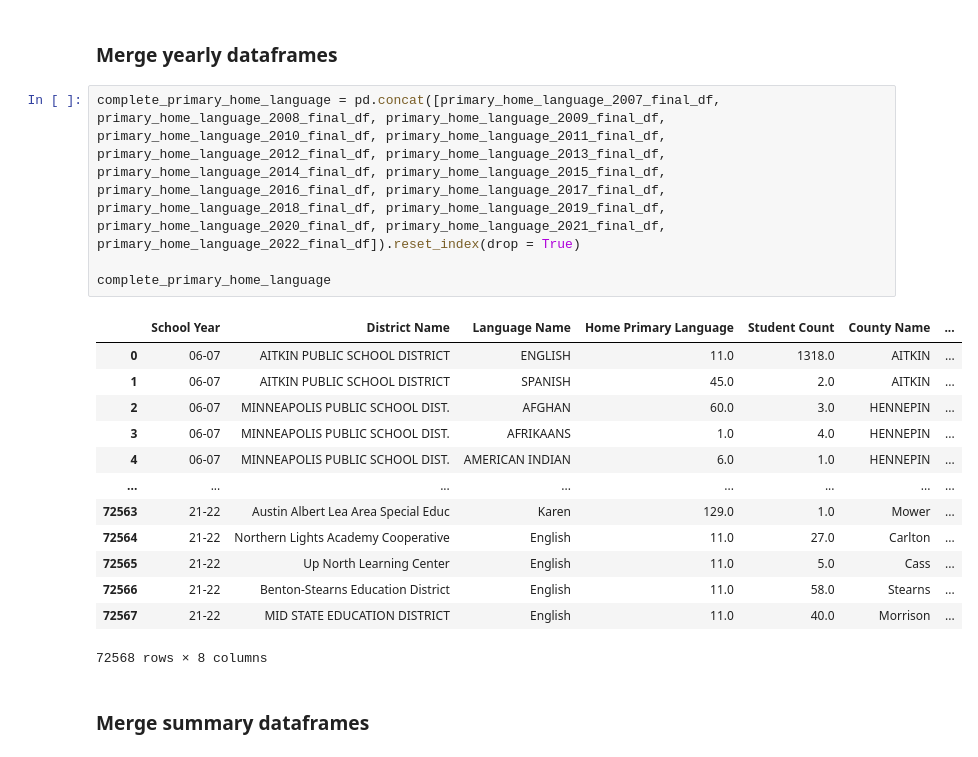
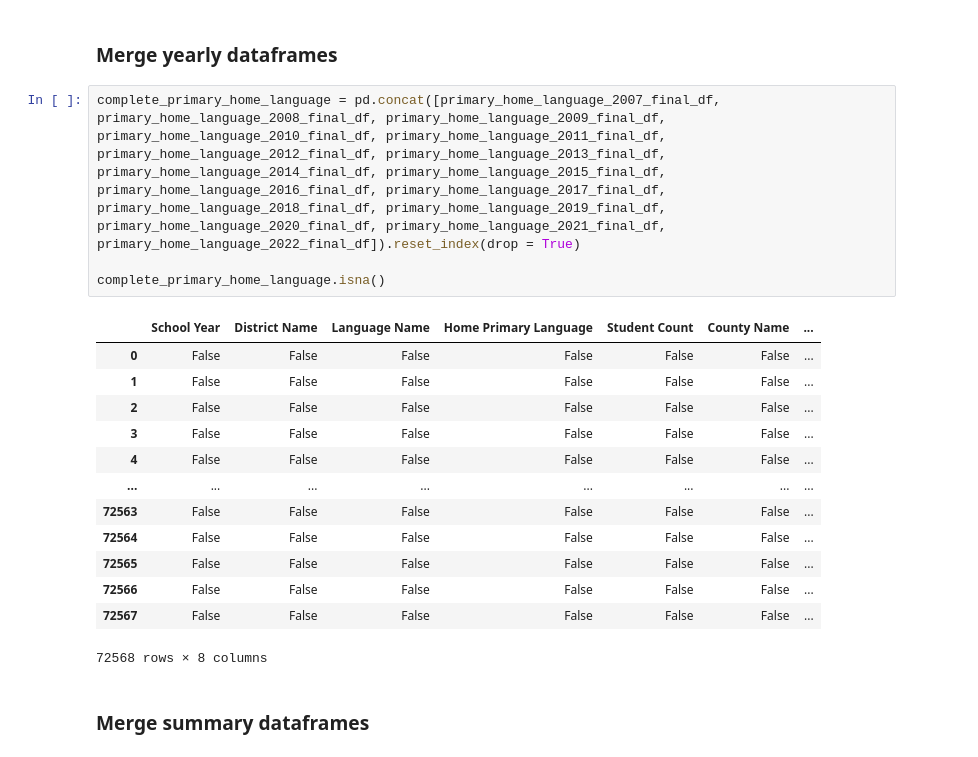
Before and after one commit to NTTGermania/Project-1-Group-7-Analysis-of-languages-in-Minnesota, a Jupyter notebook: Project#1test.ipynb, the cells around one changed output. Saved outputs shown, nothing was run; the diff lists cells and outputs as text.

```diff
--- a/Project#1test.ipynb
+++ b/Project#1test.ipynb
@@ -602,20 +238,20 @@ language_summary_2022_final_df = language_summary_2022_df.drop(columns = {"Count
 # %%
 complete_primary_home_language = pd.concat([primary_home_language_2007_final_df, primary_home_language_2008_final_df, primary_home_language_2009_final_df, primary_home_language_2010_final_df, primary_home_language_2011_final_df, primary_home_language_2012_final_df, primary_home_language_2013_final_df, primary_home_language_2014_final_df, primary_home_language_2015_final_df, primary_home_language_2016_final_df, primary_home_language_2017_final_df, primary_home_language_2018_final_df, primary_home_language_2019_final_df, primary_home_language_2020_final_df, primary_home_language_2021_final_df, primary_home_language_2022_final_df]).reset_index(drop = True)
 
-complete_primary_home_language
+complete_primary_home_language.isna()
 # %% [output]
 |  | School Year | District Name | Language Name | Home Primary Language | Student Count | County Name | ... |
-| 0 | 06-07 | AITKIN PUBLIC SCHOOL DISTRICT | ENGLISH | 11.0 | 1318.0 | AITKIN | ... |
-| 1 | 06-07 | AITKIN PUBLIC SCHOOL DISTRICT | SPANISH | 45.0 | 2.0 | AITKIN | ... |
-| 2 | 06-07 | MINNEAPOLIS PUBLIC SCHOOL DIST. | AFGHAN | 60.0 | 3.0 | HENNEPIN | ... |
-| 3 | 06-07 | MINNEAPOLIS PUBLIC SCHOOL DIST. | AFRIKAANS | 1.0 | 4.0 | HENNEPIN | ... |
-| 4 | 06-07 | MINNEAPOLIS PUBLIC SCHOOL DIST. | AMERICAN INDIAN | 6.0 | 1.0 | HENNEPIN | ... |
+| 0 | False | False | False | False | False | False | ... |
+| 1 | False | False | False | False | False | False | ... |
+| 2 | False | False | False | False | False | False | ... |
+| 3 | False | False | False | False | False | False | ... |
+| 4 | False | False | False | False | False | False | ... |
 | ... | ... | ... | ... | ... | ... | ... | ... |
-| 72563 | 21-22 | Austin Albert Lea Area Special Educ | Karen | 129.0 | 1.0 | Mower | ... |
-| 72564 | 21-22 | Northern Lights Academy Cooperative | English | 11.0 | 27.0 | Carlton | ... |
-| 72565 | 21-22 | Up North Learning Center | English | 11.0 | 5.0 | Cass | ... |
-| 72566 | 21-22 | Benton-Stearns Education District | English | 11.0 | 58.0 | Stearns | ... |
-| 72567 | 21-22 | MID STATE EDUCATION DISTRICT | English | 11.0 | 40.0 | Morrison | ... |
+| 72563 | False | False | False | False | False | False | ... |
+| 72564 | False | False | False | False | False | False | ... |
+| 72565 | False | False | False | False | False | False | ... |
+| 72566 | False | False | False | False | False | False | ... |
+| 72567 | False | False | False | False | False | False | ... |
 72568 rows × 8 columns
 # %% [markdown]
 ### Merge summary dataframes
```
Also changed, not shown: parts of 26 cells of this notebook.
